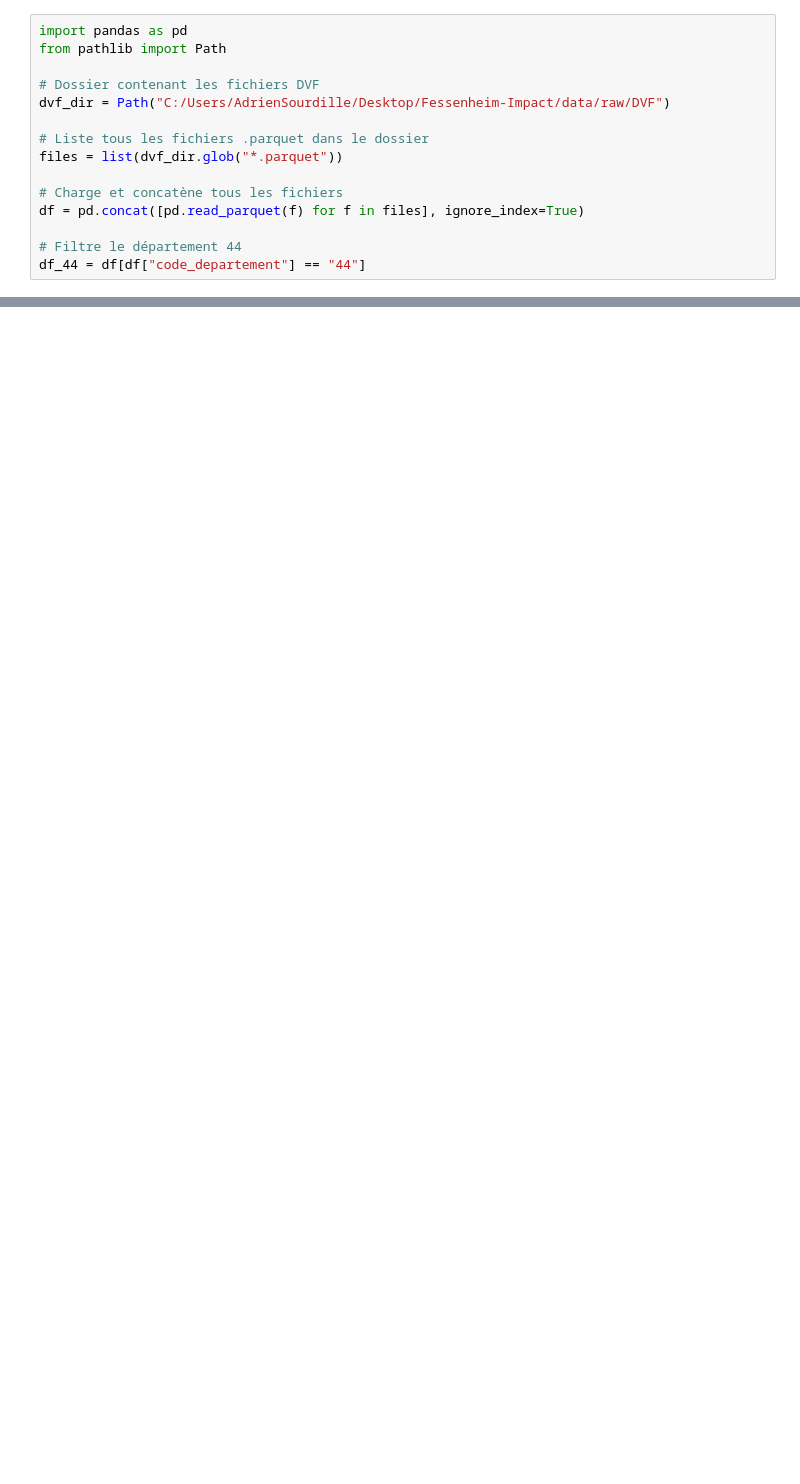
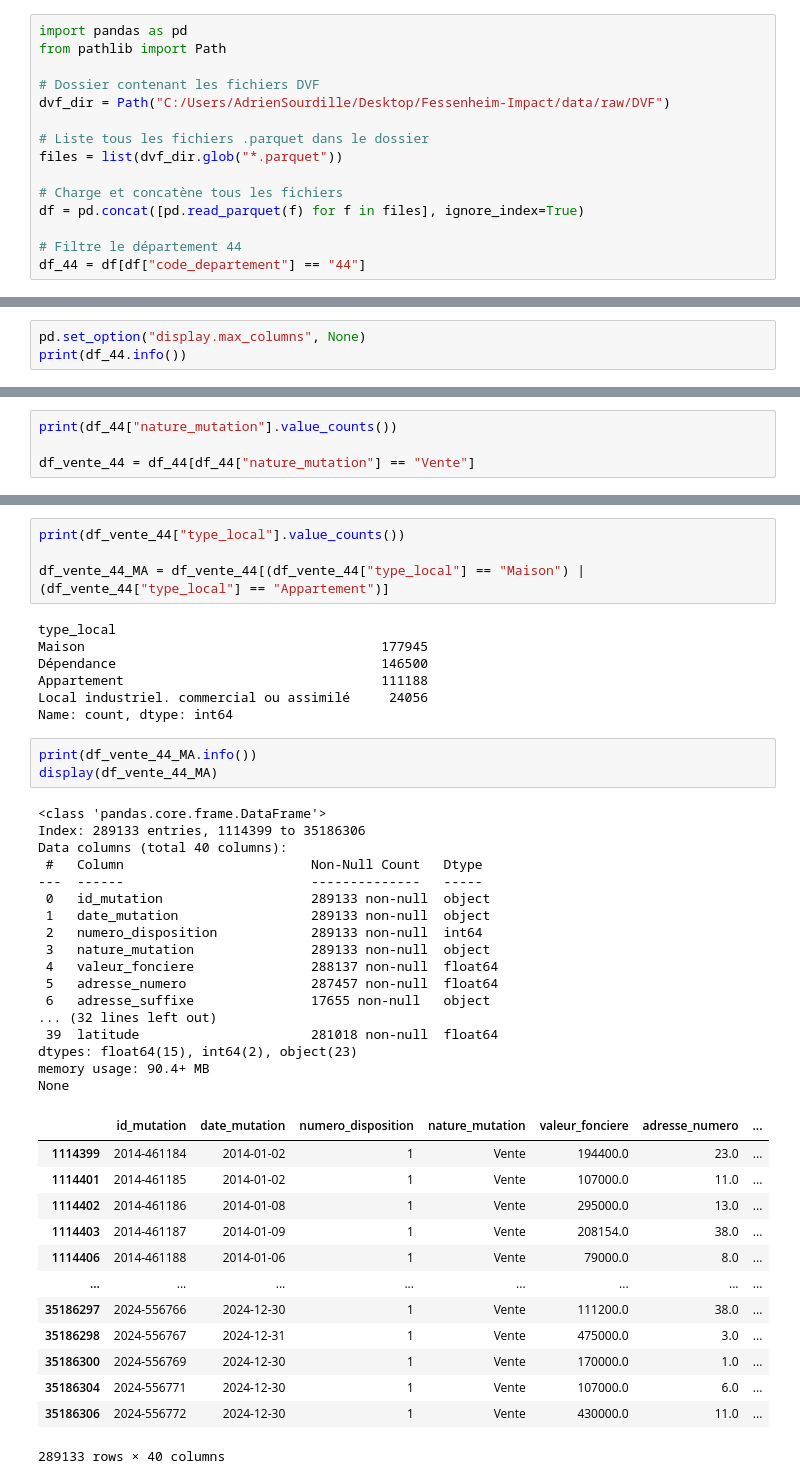
Before and after one commit to AdrienSourdilleTIL/Anglure-Windfarm-Impact, a Jupyter notebook: dvf_cleaning.ipynb, the cells around one changed output, grey strips where cells are left out. Cells and saved outputs as stored; diff of their text form; blank space fills up the shorter version.

```diff
--- a/dvf_cleaning.ipynb
+++ b/dvf_cleaning.ipynb
@@ -35,0 +16,3 @@ memory usage: 281.4+ MB
+# %%
+pd.set_option("display.max_columns", None)
+print(df_44.info())
@@ -46,0 +46,4 @@ display(df_44.head())
+# %%
+print(df_44["nature_mutation"].value_counts())
+
+df_vente_44 = df_44[df_44["nature_mutation"] == "Vente"]
@@ -46,0 +59,45 @@ display(df_44.head())
+# %%
+print(df_vente_44["type_local"].value_counts())
+
+df_vente_44_MA = df_vente_44[(df_vente_44["type_local"] == "Maison") | (df_vente_44["type_local"] == "Appartement")]
+# %% [output]
+type_local
+Maison                                      177945
+Dépendance                                  146500
+Appartement                                 111188
+Local industriel. commercial ou assimilé     24056
+Name: count, dtype: int64
+# %%
+print(df_vente_44_MA.info())
+display(df_vente_44_MA)
+# %% [output]
+<class 'pandas.core.frame.DataFrame'>
+Index: 289133 entries, 1114399 to 35186306
+Data columns (total 40 columns):
+ #   Column                        Non-Null Count   Dtype
+---  ------                        --------------   -----
+ 0   id_mutation                   289133 non-null  object
+ 1   date_mutation                 289133 non-null  object
+ 2   numero_disposition            289133 non-null  int64
+ 3   nature_mutation               289133 non-null  object
+ 4   valeur_fonciere               288137 non-null  float64
+ 5   adresse_numero                287457 non-null  float64
+ 6   adresse_suffixe               17655 non-null   object
+... (32 lines left out)
+ 39  latitude                      281018 non-null  float64
+dtypes: float64(15), int64(2), object(23)
+memory usage: 90.4+ MB
+None
+|  | id_mutation | date_mutation | numero_disposition | nature_mutation | valeur_fonciere | adresse_numero | ... |
+| 1114399 | 2014-461184 | 2014-01-02 | 1 | Vente | 194400.0 | 23.0 | ... |
+| 1114401 | 2014-461185 | 2014-01-02 | 1 | Vente | 107000.0 | 11.0 | ... |
+| 1114402 | 2014-461186 | 2014-01-08 | 1 | Vente | 295000.0 | 13.0 | ... |
+| 1114403 | 2014-461187 | 2014-01-09 | 1 | Vente | 208154.0 | 38.0 | ... |
+| 1114406 | 2014-461188 | 2014-01-06 | 1 | Vente | 79000.0 | 8.0 | ... |
+| ... | ... | ... | ... | ... | ... | ... | ... |
+| 35186297 | 2024-556766 | 2024-12-30 | 1 | Vente | 111200.0 | 38.0 | ... |
+| 35186298 | 2024-556767 | 2024-12-31 | 1 | Vente | 475000.0 | 3.0 | ... |
+| 35186300 | 2024-556769 | 2024-12-30 | 1 | Vente | 170000.0 | 1.0 | ... |
+| 35186304 | 2024-556771 | 2024-12-30 | 1 | Vente | 107000.0 | 6.0 | ... |
+| 35186306 | 2024-556772 | 2024-12-30 | 1 | Vente | 430000.0 | 11.0 | ... |
+289133 rows × 40 columns
```
Also changed, not shown: parts of 7 cells of this notebook, 2 other files.
